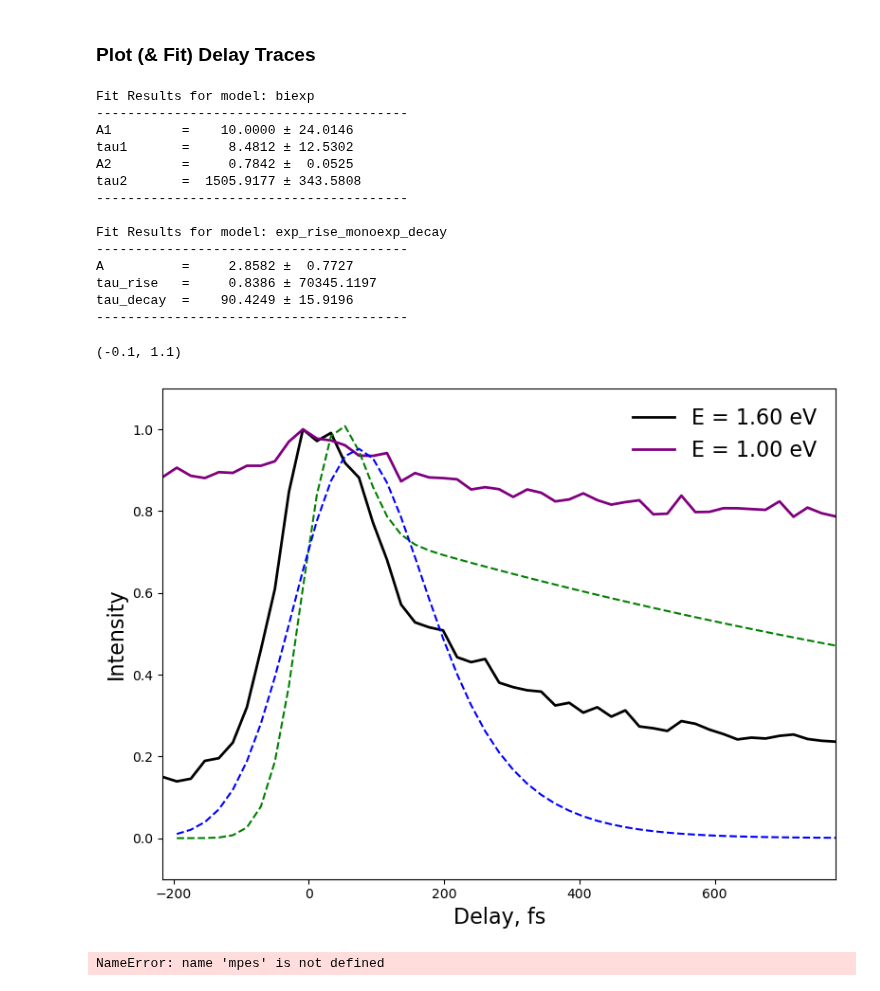
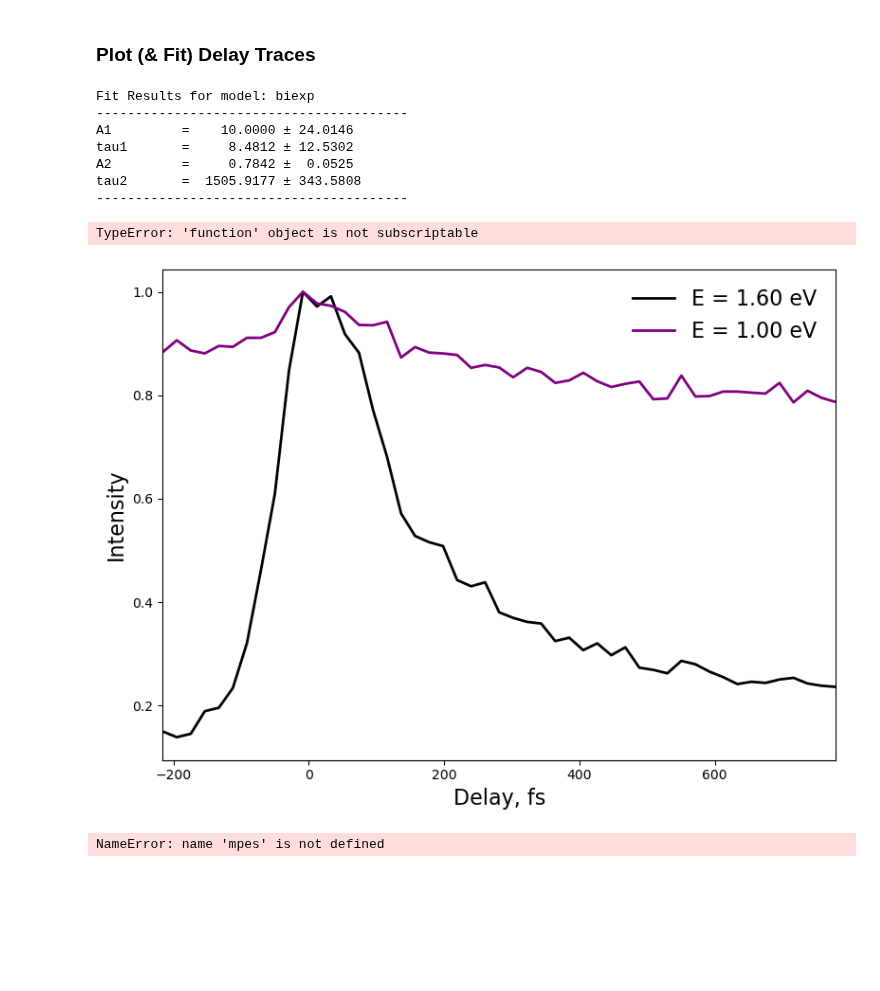
Before and after one commit to lawsonlloyd/mpes-analysis, a Jupyter notebook: mpes_Plot_Analysis.ipynb, the cells around one changed output. Saved outputs shown, nothing was run; the diff lists cells and outputs as text; code cells hidden in the pictures; blank space fills up the shorter version.

Commit message:
added mpres prints

```diff
--- a/mpes_Plot_Analysis.ipynb
+++ b/mpes_Plot_Analysis.ipynb
@@ -201,44 +201,37 @@ time_trace = time_trace.loc[{"delay":slice(delay_limits[0], delay_limits[1])}].v
 
 model = 'biexp'
 p0 = [1, 100, 1, 1000]
 lower_bounds, upper_bounds = (0, 0, 0, 0), (10, 100000, 10, 20000)
 popt, pcov, fit_curve_1 = mpes.fit_time_trace(model, delay_axis, time_trace, p0, [lower_bounds, upper_bounds], convolve = True, sigma_IRF = 45)
-mpes.print_fit_results(model, popt, pcov)
+ex_fit = mpes.print_fit_results(model, popt, pcov)
 
 # Curve 2
 time_trace = mpes.get_time_trace(I, 1.49, E_int, (kx, ky), (kx_int, ky_int), norm_trace = True, subtract_neg = True, neg_delays = (-300, -50))
 time_trace = time_trace.loc[{"delay":slice(delay_limits[0], delay_limits[1])}].values
 
 model = 'exp_rise_monoexp_decay'
 p0 = [2, 10, 120] #C, tau_rise, tau_decay1)
 lower_bounds, upper_bounds = (0, 0, 0), (10, 2000, 10000)
 popt, pcov, fit_curve_2 = mpes.fit_time_trace(model, delay_axis, time_trace, p0, [lower_bounds, upper_bounds], convolve = True, sigma_IRF = 80)
-mpes.print_fit_results(model, popt, pcov)
+cbm_fit = mpes.print_fit_results(model, popt, pcov)
 
 #conv_model = mpes.make_convolved_model(mpes.exp_rise_monoexp_decay, delay_axis, 40)
 #init_curve = conv_model(delay_axis, *p0)
 
 # Plot Fits
 axs.plot(delay_axis, fit_curve_1, linestyle = 'dashed', color = 'green')
 axs.plot(delay_axis, fit_curve_2, linestyle = 'dashed', color = 'blue')
 axs.set_ylim(-0.1,1.1)
 # %% [output]
 Fit Results for model: biexp
 ----------------------------------------
 A1         =    10.0000 ± 24.0146
 tau1       =     8.4812 ± 12.5302
 A2         =     0.7842 ±  0.0525
 tau2       =  1505.9177 ± 343.5808
 ----------------------------------------
-
-Fit Results for model: exp_rise_monoexp_decay
-----------------------------------------
-A          =     2.8582 ±  0.7727
-tau_rise   =     0.8386 ± 70345.1197
-tau_decay  =    90.4249 ± 15.9196
-----------------------------------------
-(-0.1, 1.1)
+TypeError: 'function' object is not subscriptable
-[figure, old version]
+[figure, new version]
 # %%
 mpes
 # %% [output]
```
Also changed, not shown: 1 other file.
